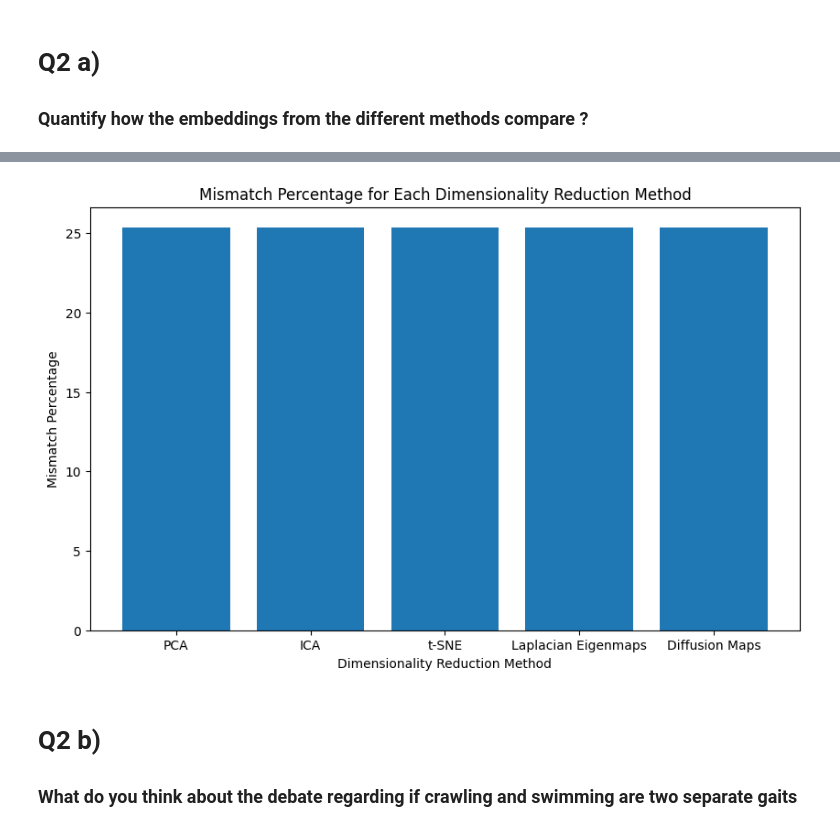
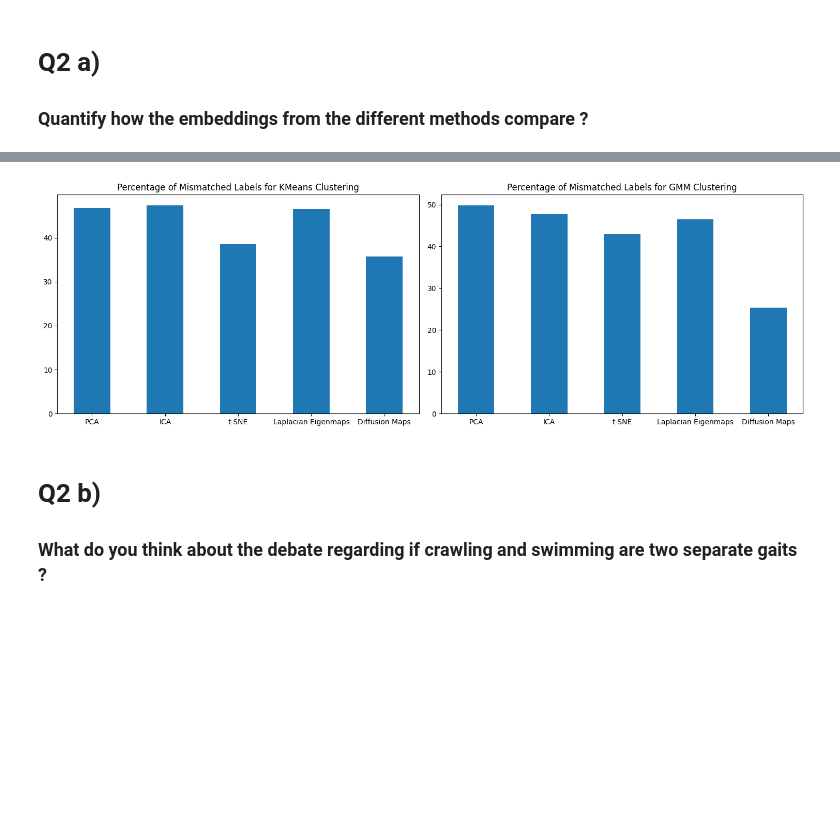
Before and after one commit to Beniasoff/Models, a Jupyter notebook: Final.ipynb, the cells around one changed output, grey strips where cells are left out. Saved outputs shown, nothing was run; the diff lists cells and outputs as text; code cells hidden in the pictures; blank space fills up the shorter version.

Commit message:
clustering

```diff
--- a/Final.ipynb
+++ b/Final.ipynb
@@ -284,53 +250,0 @@ plt.show()
-# %%
-import numpy as np
-from sklearn.cluster import KMeans
-from sklearn.preprocessing import LabelEncoder
-def assign_cluster_labels(clusters, true_labels):
-    cluster_labels = np.empty_like(clusters)
-    for cluster in np.unique(clusters):
-        mask = clusters == cluster
-        majority_class = np.argmax(np.bincount(true_labels[mask]))
-        cluster_labels[mask] = majority_class
-    return cluster_labels
-
-
-# Define a function for KMeans clustering
-def perform_kmeans(data, n_clusters):
-    kmeans = KMeans(n_clusters=n_clusters, random_state=0)
-    kmeans.fit(data)
-    return kmeans.labels_
-
-# Define the number of clusters
-n_clusters = 2
-
-# Get true labels from the DataFrame
-true_labels = data['movement'].values
-
-# Initialize lists to store mismatch percentages
-mismatch_percentages = []
-
-# Convert true labels to numeric format if needed
-true_labels_numeric = LabelEncoder().fit_transform(true_labels)
-
-# Iterate through each dimensionality reduction method
-for method, reduced_data in zip(methods, [projected_data, ica_data[:,0:3], tsne_embedding[:,0:3], L_embedding[:,0:3], diffusion_map[:,0:3]]):
-    # Perform KMeans clustering
-    clusters = perform_kmeans(reduced_data, n_clusters)
-
-    # Assign cluster labels based on majority class
-    cluster_labels = assign_cluster_labels(clusters, true_labels_numeric)
-
-    # Calculate the percentage of mismatched labels
-    mismatch_percentage = (cluster_labels != true_labels_numeric).mean() * 100
-    mismatch_percentages.append(mismatch_percentage)
-
-
-# Plot the number of mismatches for each method
-plt.figure(figsize=(10, 6))
-plt.bar(methods, mismatch_percentages)
-plt.xlabel('Dimensionality Reduction Method')
-plt.ylabel('Mismatch Percentage')
-plt.title('Mismatch Percentage for Each Dimensionality Reduction Method')
-plt.show()
-# %% [output]
-[figure, removed]
@@ -337,3 +299,26 @@ plt.show()
+# %%
+fig, axs = plt.subplots(1, 2, figsize=(15, 5))
+
+percents=[]
+for clusters, method in zip([clusters1_pca, clusters1_ica, clusters1_tsne, clusters1_laplacian, clusters1_diffusion], methods):
+    # Calculate the percentage of mismatched labels
+    percents.append(calculate_mismatch(clusters, true_labels_numeric))
+
+axs[0].bar(methods, percents, width=0.5)  # Set width to 0.3
+axs[0].set_title('Percentage of Mismatched Labels for KMeans Clustering')
+
+percents=[]
+for clusters, method in zip([clusters_pca, clusters_ica, clusters_tsne, clusters_laplacian, clusters_diffusion], methods):
+    # Calculate the percentage of mismatched labels
+    percents.append(calculate_mismatch(clusters, true_labels_numeric))
+
+axs[1].bar(methods, percents, width=0.5)  # Set width to 0.3
+axs[1].set_title('Percentage of Mismatched Labels for GMM Clustering')
+
+plt.tight_layout()
+plt.show()
+# %% [output]
+[figure, added]
 # %% [markdown]
 # Q2  b)
-### What do you think about the debate regarding if crawling and swimming are two separate gaits
+### What do you think about the debate regarding if crawling and swimming are two separate gaits ?
```
Also changed, not shown: parts of 11 cells of this notebook.
